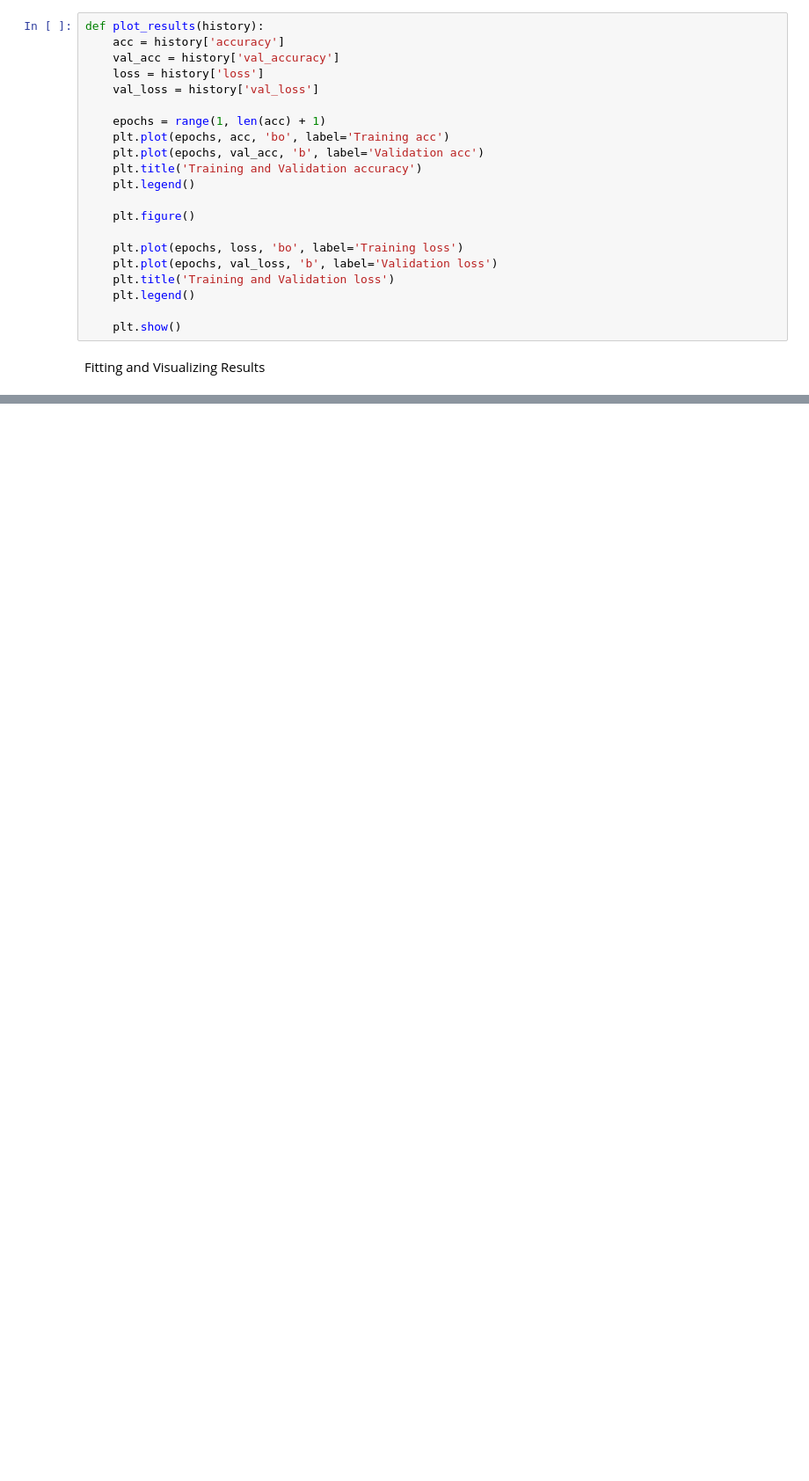
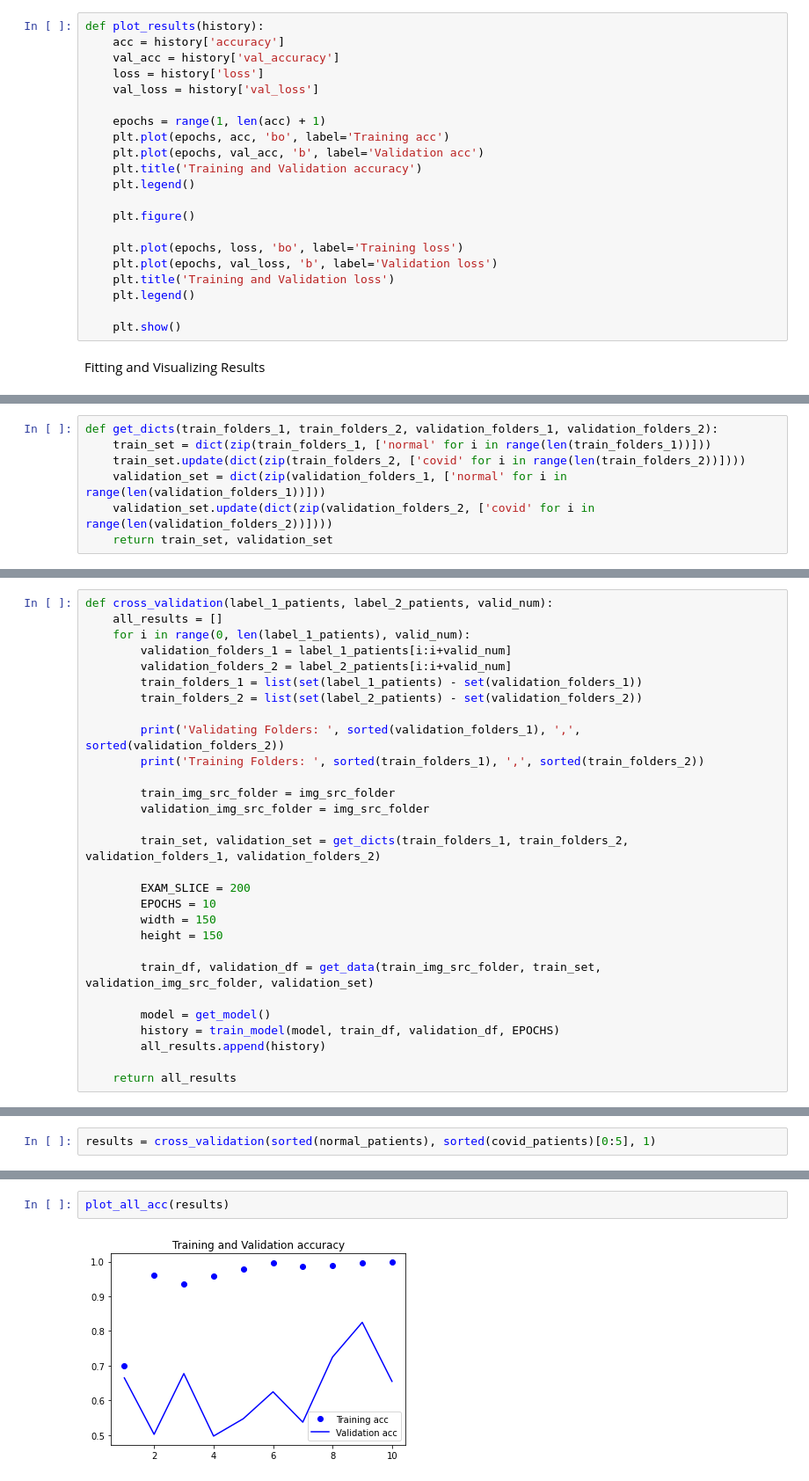
Before and after one commit to inf-covid19/lung-segmentation, a Jupyter notebook: classification/automatized_inputs.ipynb, the cells around one changed output, grey strips where cells are left out. Shown at 88% size. Drawn from its saved outputs; the diff is of its cells as text; blank space fills up the shorter version.

```diff
--- a/classification/automatized_inputs.ipynb
+++ b/classification/automatized_inputs.ipynb
@@ -424,0 +429,7 @@ plot_results(history)
+# %%
+def get_dicts(train_folders_1, train_folders_2, validation_folders_1, validation_folders_2):
+    train_set = dict(zip(train_folders_1, ['normal' for i in range(len(train_folders_1))]))
+    train_set.update(dict(zip(train_folders_2, ['covid' for i in range(len(train_folders_2))])))
+    validation_set = dict(zip(validation_folders_1, ['normal' for i in range(len(validation_folders_1))]))
+    validation_set.update(dict(zip(validation_folders_2, ['covid' for i in range(len(validation_folders_2))])))
+    return train_set, validation_set
@@ -424,0 +495,29 @@ plot_results(history)
+# %%
+def cross_validation(label_1_patients, label_2_patients, valid_num):
+    all_results = []
+    for i in range(0, len(label_1_patients), valid_num):
+        validation_folders_1 = label_1_patients[i:i+valid_num]
+        validation_folders_2 = label_2_patients[i:i+valid_num]
+        train_folders_1 = list(set(label_1_patients) - set(validation_folders_1))
+        train_folders_2 = list(set(label_2_patients) - set(validation_folders_2))
+
+        print('Validating Folders: ', sorted(validation_folders_1), ',', sorted(validation_folders_2))
+        print('Training Folders: ', sorted(train_folders_1), ',', sorted(train_folders_2))
+
+        train_img_src_folder = img_src_folder
+        validation_img_src_folder = img_src_folder
+
+        train_set, validation_set = get_dicts(train_folders_1, train_folders_2, validation_folders_1, validation_folders_2)
+
+        EXAM_SLICE = 200
+        EPOCHS = 10
+        width = 150
+        height = 150
+
+        train_df, validation_df = get_data(train_img_src_folder, train_set, validation_img_src_folder, validation_set)
+
+        model = get_model()
+        history = train_model(model, train_df, validation_df, EPOCHS)
+        all_results.append(history)
+
+    return all_results
@@ -424,0 +532,2 @@ plot_results(history)
+# %%
+results = cross_validation(sorted(normal_patients), sorted(covid_patients)[0:5], 1)
@@ -424,0 +552,4 @@ plot_results(history)
+# %%
+plot_all_acc(results)
+# %% [output]
+[figure, added]
```
Also changed, not shown: parts of 16 cells of this notebook.
